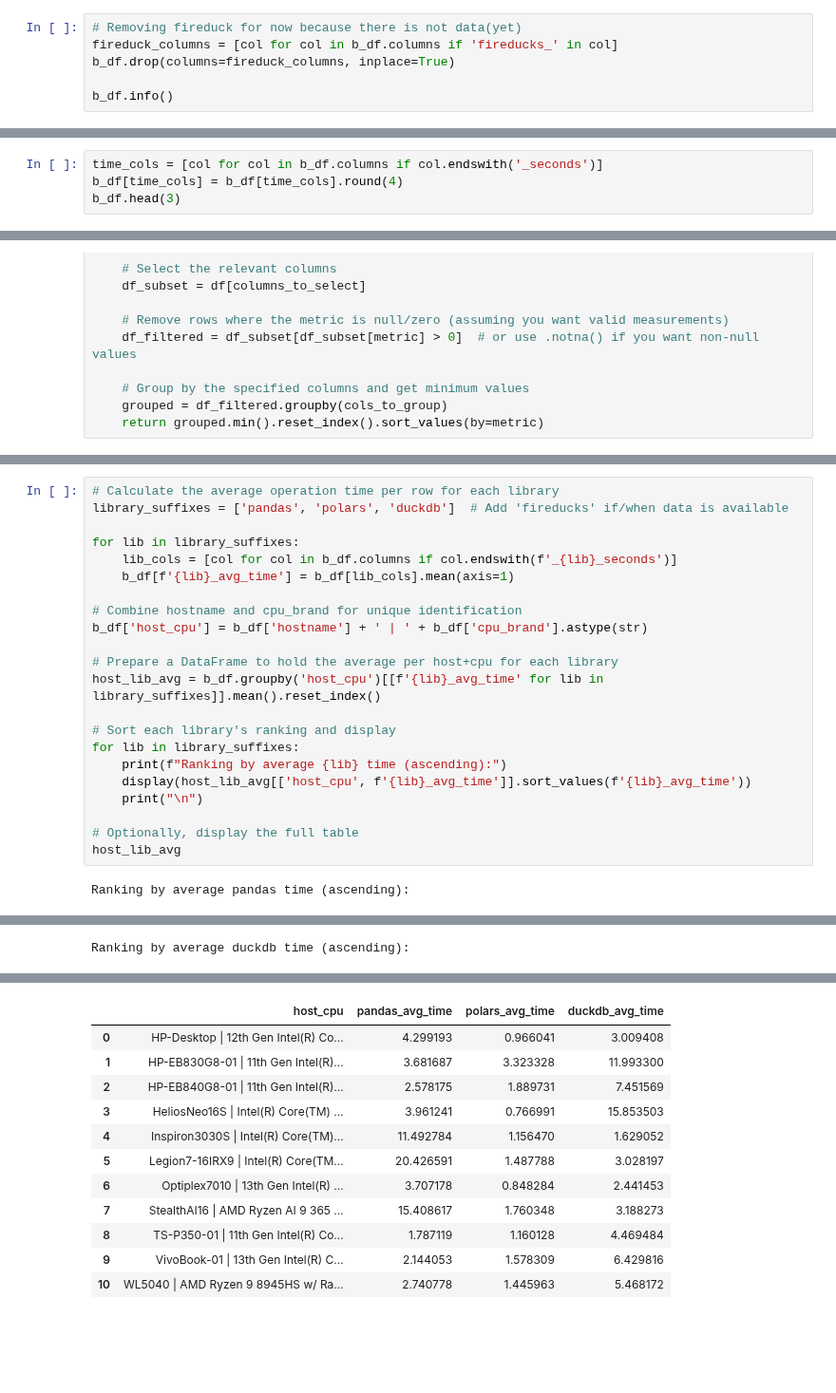
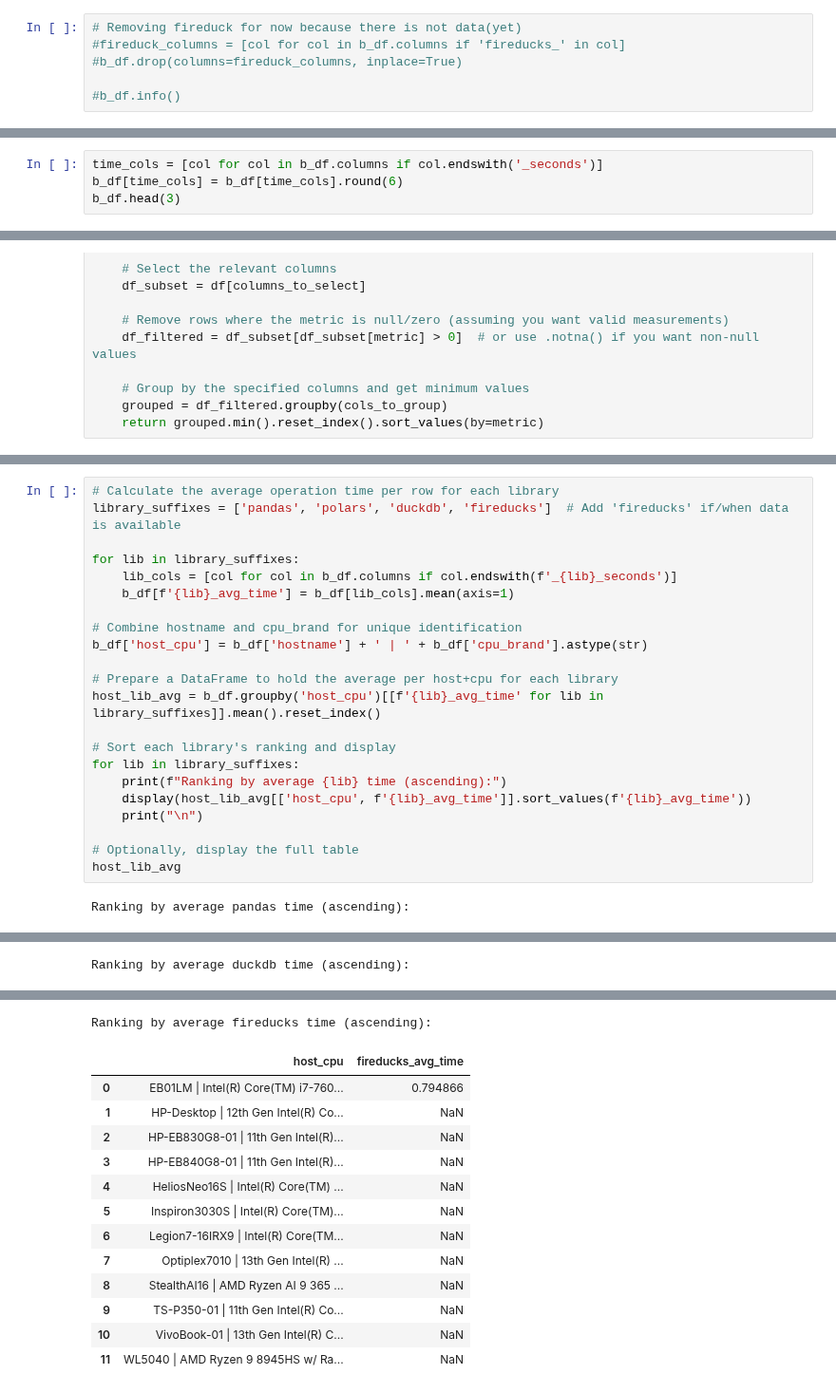
Before and after one commit to lcabrp/data_proc_benchmark, a Jupyter notebook: analysis/01_analysis.ipynb, the cells around one changed output, grey strips where cells are left out. Shown at 95% size. Drawn from its saved outputs; the diff is of its cells as text; blank space fills up the shorter version.

```diff
--- a/analysis/01_analysis.ipynb
+++ b/analysis/01_analysis.ipynb
@@ -25,6 +25,6 @@ memory usage: 33.4+ KB
 # %%
 # Removing fireduck for now because there is not data(yet)
-fireduck_columns = [col for col in b_df.columns if 'fireducks_' in col]
-b_df.drop(columns=fireduck_columns, inplace=True)
+#fireduck_columns = [col for col in b_df.columns if 'fireducks_' in col]
+#b_df.drop(columns=fireduck_columns, inplace=True)
 
-b_df.info()
+#b_df.info()
@@ -55,6 +37,6 @@ b_df.shape
 # %%
 time_cols = [col for col in b_df.columns if col.endswith('_seconds')]
-b_df[time_cols] = b_df[time_cols].round(4)
+b_df[time_cols] = b_df[time_cols].round(6)
 b_df.head(3)
 # %% [output]
 |  | timestamp | hostname | platform | system | release | version | machine | processor | cpu_count_logical | ... |
@@ -263,6 +231,6 @@ The fastest filter_group_pandas_seconds is 0.2705 seconds
 # %%
 # Calculate the average operation time per row for each library
-library_suffixes = ['pandas', 'polars', 'duckdb']  # Add 'fireducks' if/when data is available
+library_suffixes = ['pandas', 'polars', 'duckdb', 'fireducks']  # Add 'fireducks' if/when data is available
 
 for lib in library_suffixes:
     lib_cols = [col for col in b_df.columns if col.endswith(f'_{lib}_seconds')]
@@ -325,12 +296,14 @@ Ranking by average duckdb time (ascending):
+Ranking by average fireducks time (ascending):
-|  | host_cpu | pandas_avg_time | polars_avg_time | duckdb_avg_time |
-| 0 | HP-Desktop | 12th Gen Intel(R) Co... | 4.299193 | 0.966041 | 3.009408 |
-| 1 | HP-EB830G8-01 | 11th Gen Intel(R)... | 3.681687 | 3.323328 | 11.993300 |
-| 2 | HP-EB840G8-01 | 11th Gen Intel(R)... | 2.578175 | 1.889731 | 7.451569 |
-| 3 | HeliosNeo16S | Intel(R) Core(TM) ... | 3.961241 | 0.766991 | 15.853503 |
-| 4 | Inspiron3030S | Intel(R) Core(TM)... | 11.492784 | 1.156470 | 1.629052 |
-| 5 | Legion7-16IRX9 | Intel(R) Core(TM... | 20.426591 | 1.487788 | 3.028197 |
-| 6 | Optiplex7010 | 13th Gen Intel(R) ... | 3.707178 | 0.848284 | 2.441453 |
-| 7 | StealthAI16 | AMD Ryzen AI 9 365 ... | 15.408617 | 1.760348 | 3.188273 |
-| 8 | TS-P350-01 | 11th Gen Intel(R) Co... | 1.787119 | 1.160128 | 4.469484 |
-| 9 | VivoBook-01 | 13th Gen Intel(R) C... | 2.144053 | 1.578309 | 6.429816 |
-| 10 | WL5040 | AMD Ryzen 9 8945HS w/ Ra... | 2.740778 | 1.445963 | 5.468172 |
+|  | host_cpu | fireducks_avg_time |
+| 0 | EB01LM | Intel(R) Core(TM) i7-760... | 0.794866 |
+| 1 | HP-Desktop | 12th Gen Intel(R) Co... | NaN |
+| 2 | HP-EB830G8-01 | 11th Gen Intel(R)... | NaN |
+| 3 | HP-EB840G8-01 | 11th Gen Intel(R)... | NaN |
+| 4 | HeliosNeo16S | Intel(R) Core(TM) ... | NaN |
+| 5 | Inspiron3030S | Intel(R) Core(TM)... | NaN |
+| 6 | Legion7-16IRX9 | Intel(R) Core(TM... | NaN |
+| 7 | Optiplex7010 | 13th Gen Intel(R) ... | NaN |
+| 8 | StealthAI16 | AMD Ryzen AI 9 365 ... | NaN |
+| 9 | TS-P350-01 | 11th Gen Intel(R) Co... | NaN |
+| 10 | VivoBook-01 | 13th Gen Intel(R) C... | NaN |
+| 11 | WL5040 | AMD Ryzen 9 8945HS w/ Ra... | NaN |
```
Also changed, not shown: parts of 12 cells of this notebook, 7 other files.
